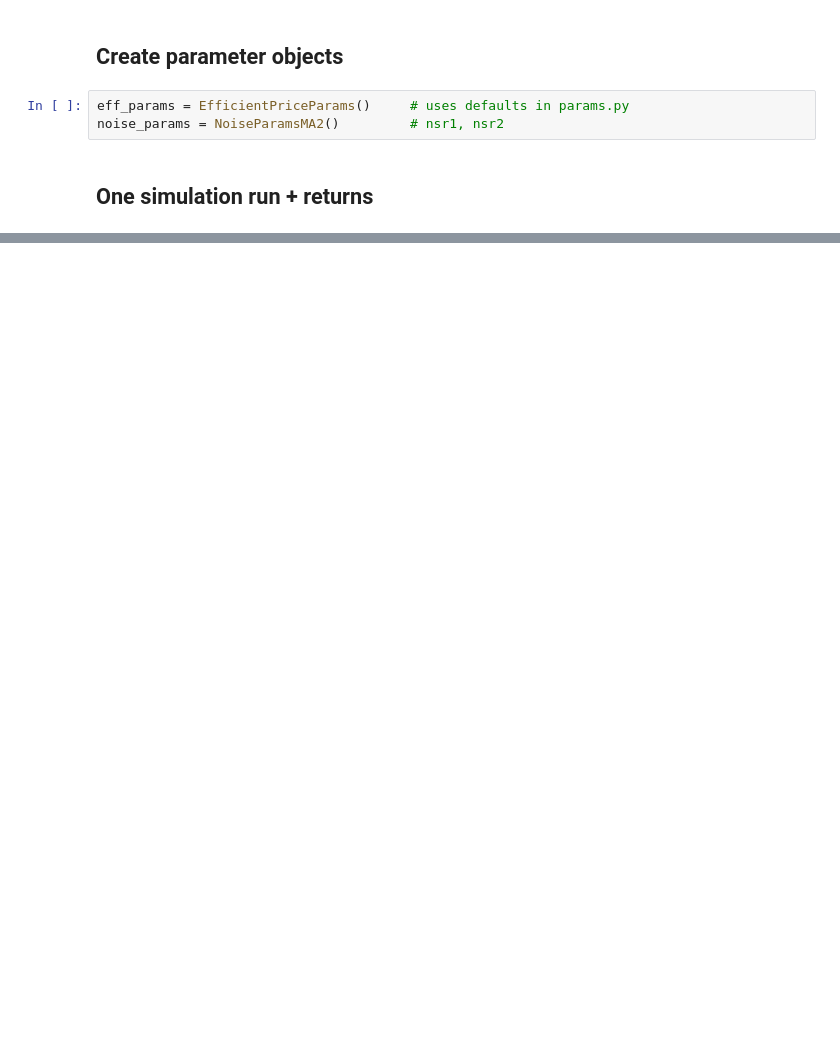
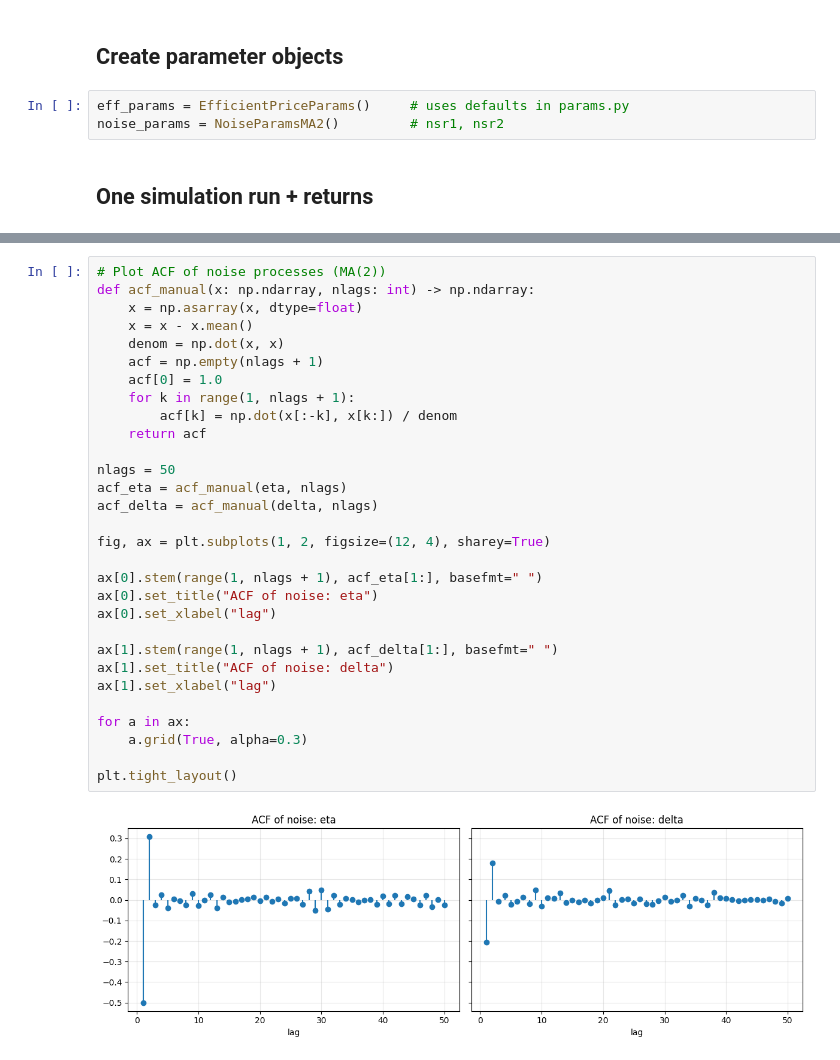
Before and after one commit to tmethasate/replication-packages, a Jupyter notebook: notebooks/uo2009_01_mc_table1.ipynb, the cells around one changed output, grey strips where cells are left out. Drawn from its saved outputs; the diff is of its cells as text; blank space fills up the shorter version.

```diff
--- a/notebooks/uo2009_01_mc_table1.ipynb
+++ b/notebooks/uo2009_01_mc_table1.ipynb
@@ -281,0 +63,32 @@ check.sort_values(["delta_sec", "c"])
+# %%
+# Plot ACF of noise processes (MA(2))
+def acf_manual(x: np.ndarray, nlags: int) -> np.ndarray:
+    x = np.asarray(x, dtype=float)
+    x = x - x.mean()
+    denom = np.dot(x, x)
+    acf = np.empty(nlags + 1)
+    acf[0] = 1.0
+    for k in range(1, nlags + 1):
+        acf[k] = np.dot(x[:-k], x[k:]) / denom
+    return acf
+
+nlags = 50
+acf_eta = acf_manual(eta, nlags)
+acf_delta = acf_manual(delta, nlags)
+
+fig, ax = plt.subplots(1, 2, figsize=(12, 4), sharey=True)
+
+ax[0].stem(range(1, nlags + 1), acf_eta[1:], basefmt=" ")
+ax[0].set_title("ACF of noise: eta")
+ax[0].set_xlabel("lag")
+
+ax[1].stem(range(1, nlags + 1), acf_delta[1:], basefmt=" ")
+ax[1].set_title("ACF of noise: delta")
+ax[1].set_xlabel("lag")
+
+for a in ax:
+    a.grid(True, alpha=0.3)
+
+plt.tight_layout()
+# %% [output]
+[figure, added]
```
Also changed, not shown: parts of 18 cells of this notebook, 24 other files.
